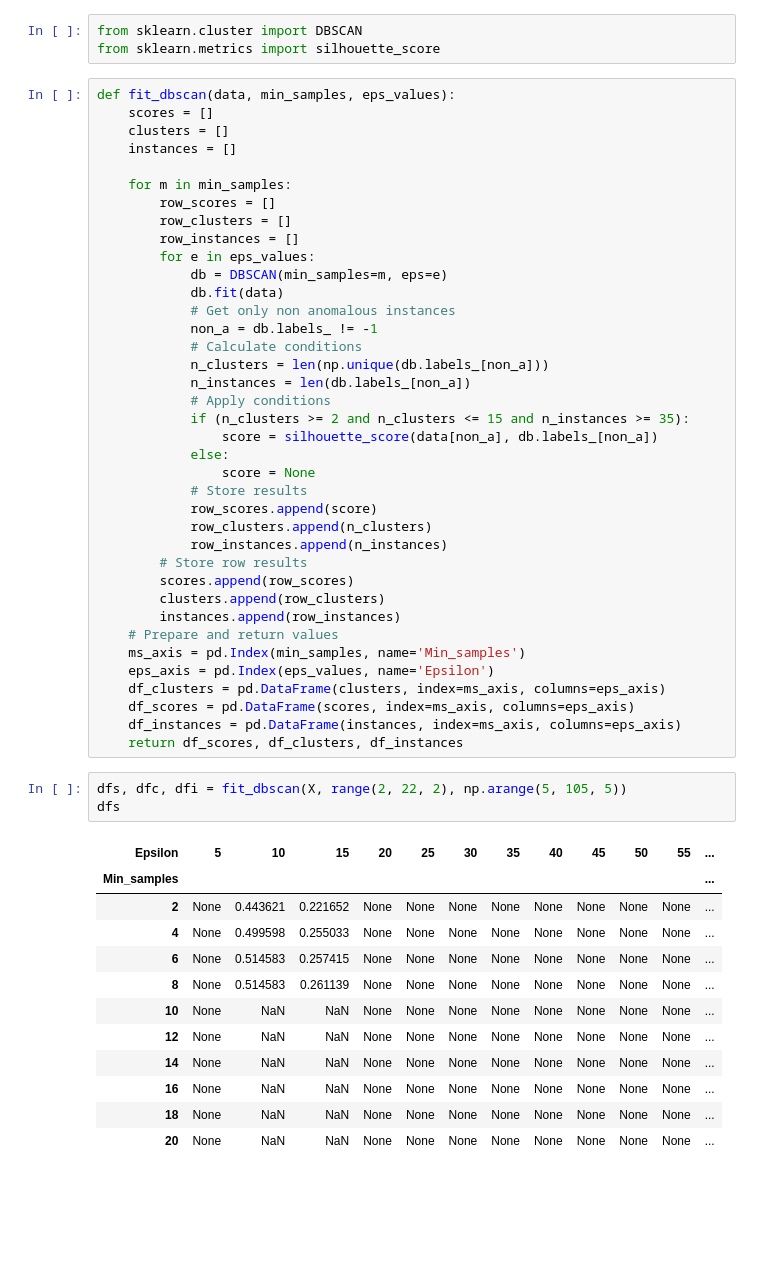
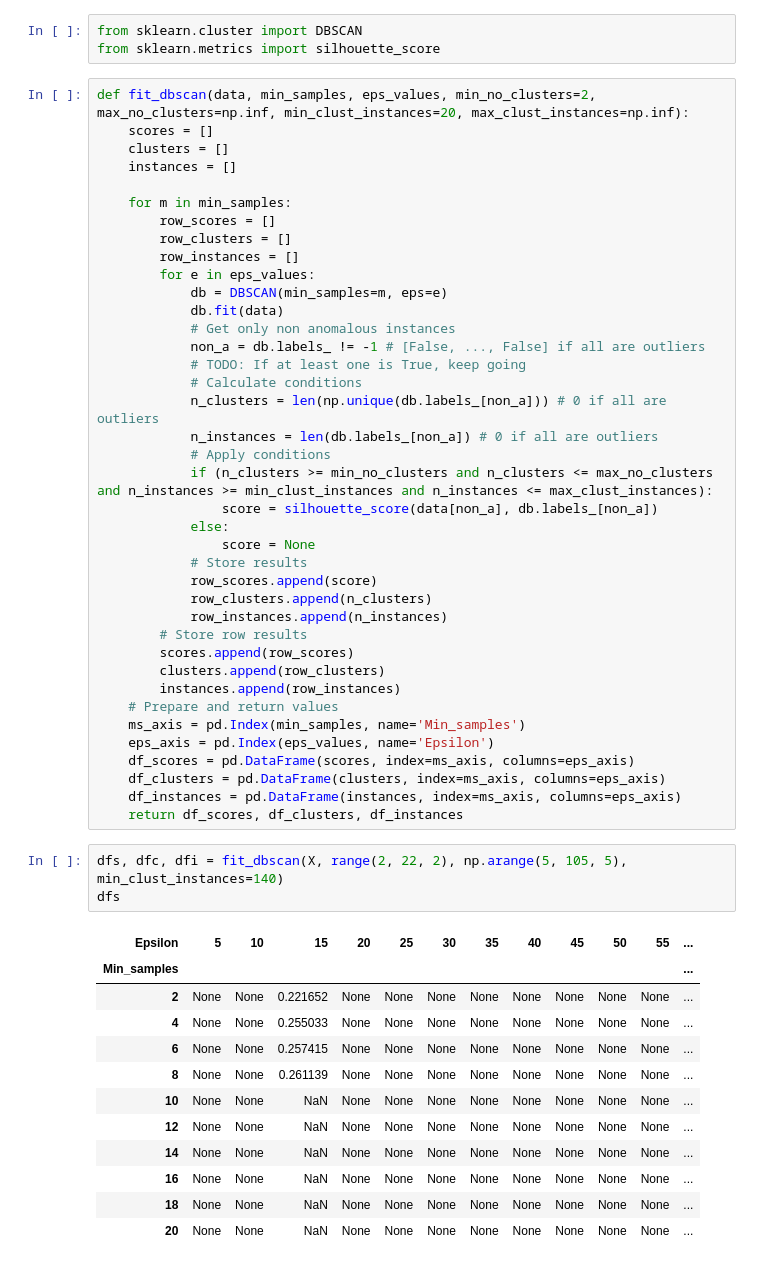
Before and after one commit to EstebanBrito/xai-ucm-unsup, a Jupyter notebook: notebooks/FeatsClustering.ipynb, the cells around one changed output. Drawn from its saved outputs; the diff is of its cells as text; blank space fills up the shorter version.

```diff
--- a/notebooks/FeatsClustering.ipynb
+++ b/notebooks/FeatsClustering.ipynb
@@ -151,7 +151,7 @@ No good values for k had been found using KMeans. It could be agued that the low
 from sklearn.cluster import DBSCAN
 from sklearn.metrics import silhouette_score
 # %%
-def fit_dbscan(data, min_samples, eps_values):
+def fit_dbscan(data, min_samples, eps_values, min_no_clusters=2, max_no_clusters=np.inf, min_clust_instances=20, max_clust_instances=np.inf):
     scores = []
     clusters = []
     instances = []
@@ -164,12 +164,13 @@ def fit_dbscan(data, min_samples, eps_values):
             db = DBSCAN(min_samples=m, eps=e)
             db.fit(data)
             # Get only non anomalous instances
-            non_a = db.labels_ != -1
+            non_a = db.labels_ != -1 # [False, ..., False] if all are outliers
+            # TODO: If at least one is True, keep going
             # Calculate conditions
-            n_clusters = len(np.unique(db.labels_[non_a]))
-            n_instances = len(db.labels_[non_a])
+            n_clusters = len(np.unique(db.labels_[non_a])) # 0 if all are outliers
+            n_instances = len(db.labels_[non_a]) # 0 if all are outliers
             # Apply conditions
-            if (n_clusters >= 2 and n_clusters <= 15 and n_instances >= 35):
+            if (n_clusters >= min_no_clusters and n_clusters <= max_no_clusters and n_instances >= min_clust_instances and n_instances <= max_clust_instances):
                 score = silhouette_score(data[non_a], db.labels_[non_a])
             else:
                 score = None
@@ -184,24 +185,24 @@ def fit_dbscan(data, min_samples, eps_values):
     # Prepare and return values
     ms_axis = pd.Index(min_samples, name='Min_samples')
     eps_axis = pd.Index(eps_values, name='Epsilon')
+    df_scores = pd.DataFrame(scores, index=ms_axis, columns=eps_axis)
     df_clusters = pd.DataFrame(clusters, index=ms_axis, columns=eps_axis)
-    df_scores = pd.DataFrame(scores, index=ms_axis, columns=eps_axis)
     df_instances = pd.DataFrame(instances, index=ms_axis, columns=eps_axis)
     return df_scores, df_clusters, df_instances
 # %%
-dfs, dfc, dfi = fit_dbscan(X, range(2, 22, 2), np.arange(5, 105, 5))
+dfs, dfc, dfi = fit_dbscan(X, range(2, 22, 2), np.arange(5, 105, 5), min_clust_instances=140)
 dfs
 # %% [output]
 | Epsilon | 5 | 10 | 15 | 20 | 25 | 30 | 35 | 40 | 45 | 50 | 55 | ... |
 | Min_samples |  |  |  |  |  |  |  |  |  |  |  | ... |
-| 2 | None | 0.443621 | 0.221652 | None | None | None | None | None | None | None | None | ... |
-| 4 | None | 0.499598 | 0.255033 | None | None | None | None | None | None | None | None | ... |
-| 6 | None | 0.514583 | 0.257415 | None | None | None | None | None | None | None | None | ... |
-| 8 | None | 0.514583 | 0.261139 | None | None | None | None | None | None | None | None | ... |
-| 10 | None | NaN | NaN | None | None | None | None | None | None | None | None | ... |
-| 12 | None | NaN | NaN | None | None | None | None | None | None | None | None | ... |
-| 14 | None | NaN | NaN | None | None | None | None | None | None | None | None | ... |
-| 16 | None | NaN | NaN | None | None | None | None | None | None | None | None | ... |
-| 18 | None | NaN | NaN | None | None | None | None | None | None | None | None | ... |
-| 20 | None | NaN | NaN | None | None | None | None | None | None | None | None | ... |
+| 2 | None | None | 0.221652 | None | None | None | None | None | None | None | None | ... |
+| 4 | None | None | 0.255033 | None | None | None | None | None | None | None | None | ... |
+| 6 | None | None | 0.257415 | None | None | None | None | None | None | None | None | ... |
+| 8 | None | None | 0.261139 | None | None | None | None | None | None | None | None | ... |
+| 10 | None | None | NaN | None | None | None | None | None | None | None | None | ... |
+| 12 | None | None | NaN | None | None | None | None | None | None | None | None | ... |
+| 14 | None | None | NaN | None | None | None | None | None | None | None | None | ... |
+| 16 | None | None | NaN | None | None | None | None | None | None | None | None | ... |
+| 18 | None | None | NaN | None | None | None | None | None | None | None | None | ... |
+| 20 | None | None | NaN | None | None | None | None | None | None | None | None | ... |
 # %%
```
Also changed, not shown: parts of 8 cells of this notebook, 2 other files.
